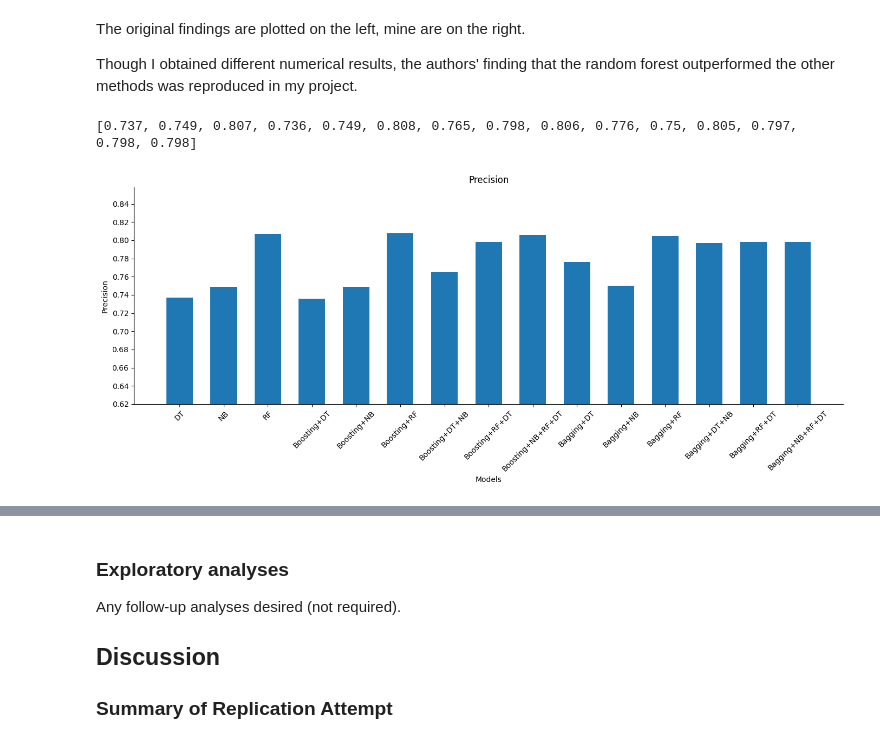
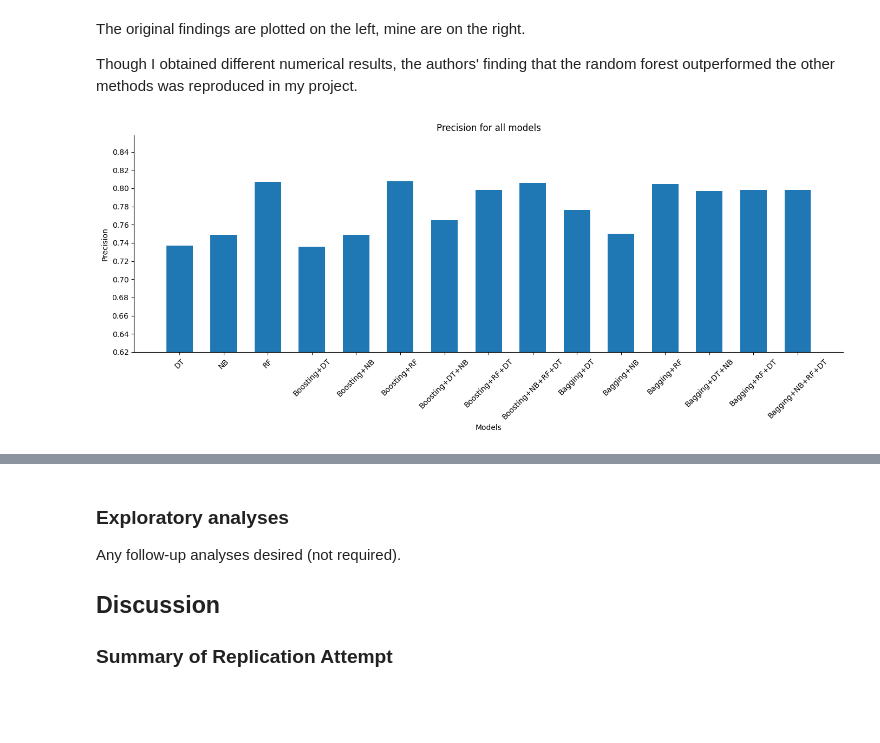
Before and after one commit to ucsd-psych201a/alsulami2023, a Jupyter notebook: writeup/Reproducibility Report.ipynb, the cells around one changed output, grey strips where cells are left out. Saved outputs shown, nothing was run; the diff lists cells and outputs as text; code cells hidden in the pictures; blank space fills up the shorter version.

```diff
--- a/writeup/Reproducibility Report.ipynb
+++ b/writeup/Reproducibility Report.ipynb
@@ -846,28 +848,27 @@ Though I obtained different numerical results, the authors' finding that the ran
 # %%
 # Extract precision values
 precision = [model[1] for model in results.values()]
 
 # Plot the bar chart for precision
 plt.figure(figsize=(14, 6))
 plt.bar(results.keys(), precision, width=0.6)
-plt.title("Precision")
+plt.title("Precision for all models")
 plt.xlabel("Models")
 plt.ylabel("Precision")
 plt.ylim(0.62, max(precision) + 0.05)  # Set y-axis limits
 
 # Define custom y-ticks
 plt.yticks([round(tick, 2) for tick in frange(0.62, max(precision) + 0.05, 0.02)])
 
 # Rotate x-axis labels for better readability
 plt.xticks(rotation=45)
 
 # Remove the top and right spines
 plt.gca().spines['top'].set_visible(False)
 plt.gca().spines['right'].set_visible(False)
 
 # Adjust layout and show the plot
 plt.tight_layout()
 plt.show()
 # %% [output]
-[0.737, 0.749, 0.807, 0.736, 0.749, 0.808, 0.765, 0.798, 0.806, 0.776, 0.75, 0.805, 0.797, 0.798, 0.798]
-[figure, old version]
+[figure, new version]
```
Also changed, not shown: parts of 6 cells of this notebook, 1 other file.
